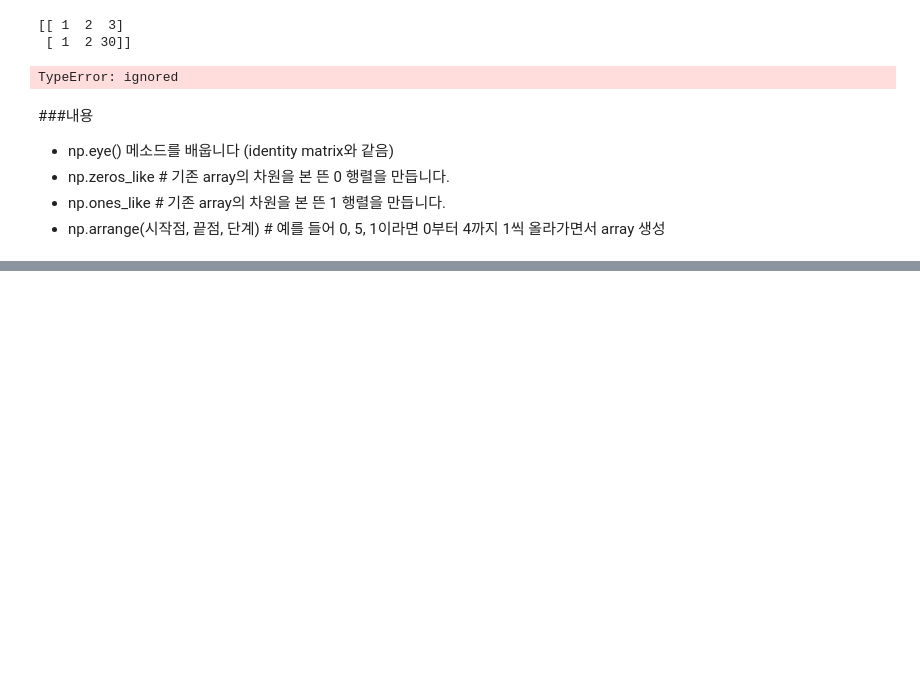
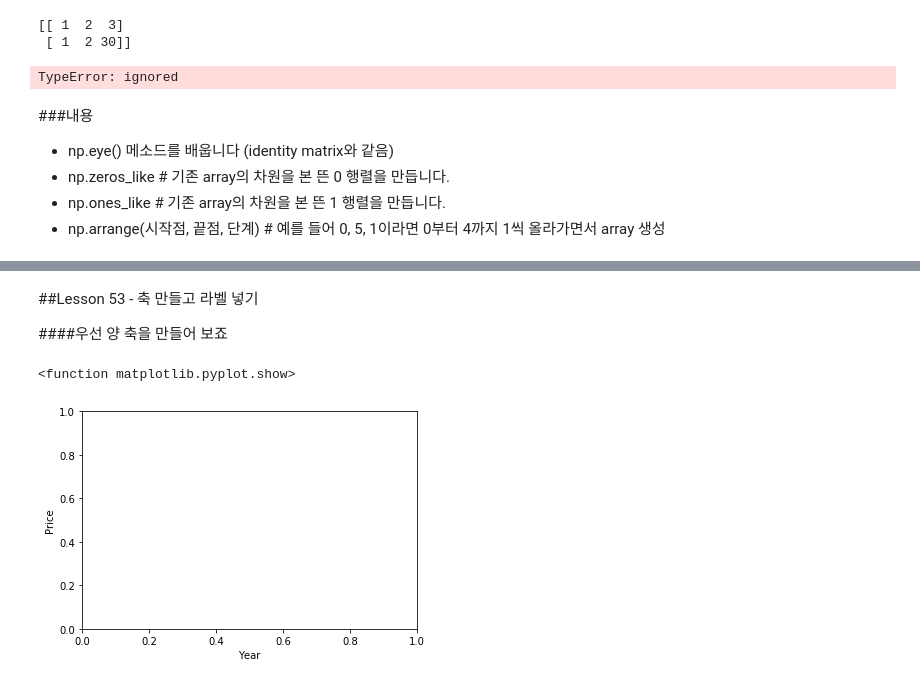
Before and after one commit to joshuajhchoi/ai2learn, a Jupyter notebook: 파이썬_초보자를_위한_6시간_만에_파이썬_기초문법부터_머신러닝_캐글_입문.ipynb, the cells around one changed output, grey strips where cells are left out. Cells and saved outputs as stored; diff of their text form; code cells hidden in the pictures; blank space fills up the shorter version.

```diff
--- a/파이썬_초보자를_위한_6시간_만에_파이썬_기초문법부터_머신러닝_캐글_입문.ipynb
+++ b/파이썬_초보자를_위한_6시간_만에_파이썬_기초문법부터_머신러닝_캐글_입문.ipynb
@@ -4209,0 +4655,11 @@ print (np.arrange(0, 10, 2))
+# %% [markdown]
+##Lesson 53 - 축 만들고 라벨 넣기
+
+####우선 양 축을 만들어 보죠
+# %%
+plt.xlabel('Year')
+plt.ylabel('Price')
+plt.show
+# %% [output]
+<function matplotlib.pyplot.show>
+[figure, added]
```
Also changed, not shown: parts of 110 cells of this notebook.
